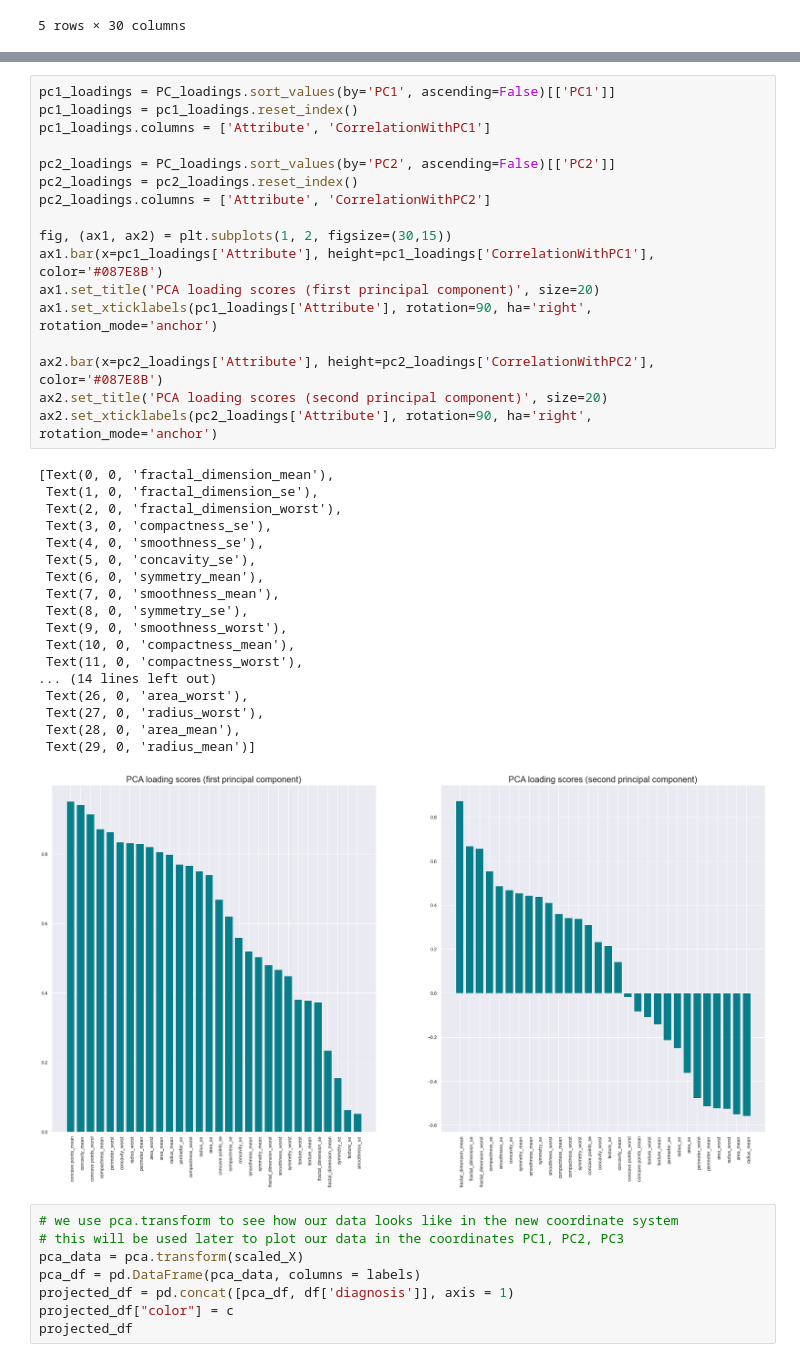
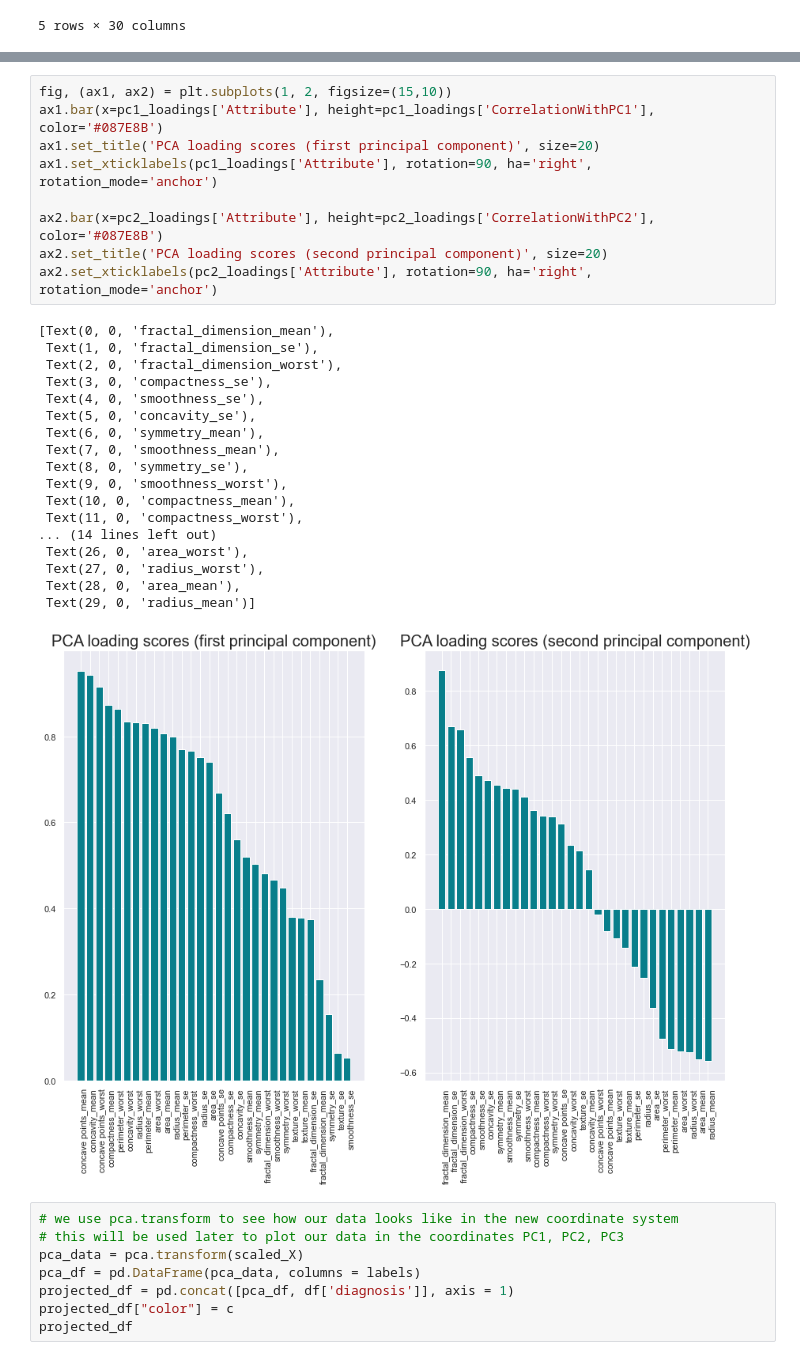
Before and after one commit to TrellixVulnTeam/ThanhLa_Data4319_2I89, a Jupyter notebook: 1. Explore Data/source_1.ipynb, the cells around one changed output, grey strips where cells are left out. Saved outputs shown, nothing was run; the diff lists cells and outputs as text.

```diff
--- a/1. Explore Data/source_1.ipynb
+++ b/1. Explore Data/source_1.ipynb
@@ -225,39 +256,31 @@ PC_loadings.head()
 # %%
-pc1_loadings = PC_loadings.sort_values(by='PC1', ascending=False)[['PC1']]
-pc1_loadings = pc1_loadings.reset_index()
-pc1_loadings.columns = ['Attribute', 'CorrelationWithPC1']
-
-pc2_loadings = PC_loadings.sort_values(by='PC2', ascending=False)[['PC2']]
-pc2_loadings = pc2_loadings.reset_index()
-pc2_loadings.columns = ['Attribute', 'CorrelationWithPC2']
-
-fig, (ax1, ax2) = plt.subplots(1, 2, figsize=(30,15))
+fig, (ax1, ax2) = plt.subplots(1, 2, figsize=(15,10))
 ax1.bar(x=pc1_loadings['Attribute'], height=pc1_loadings['CorrelationWithPC1'], color='#087E8B')
 ax1.set_title('PCA loading scores (first principal component)', size=20)
 ax1.set_xticklabels(pc1_loadings['Attribute'], rotation=90, ha='right', rotation_mode='anchor')
 
 ax2.bar(x=pc2_loadings['Attribute'], height=pc2_loadings['CorrelationWithPC2'], color='#087E8B')
 ax2.set_title('PCA loading scores (second principal component)', size=20)
 ax2.set_xticklabels(pc2_loadings['Attribute'], rotation=90, ha='right', rotation_mode='anchor')
 # %% [output]
 [Text(0, 0, 'fractal_dimension_mean'),
  Text(1, 0, 'fractal_dimension_se'),
  Text(2, 0, 'fractal_dimension_worst'),
  Text(3, 0, 'compactness_se'),
  Text(4, 0, 'smoothness_se'),
  Text(5, 0, 'concavity_se'),
  Text(6, 0, 'symmetry_mean'),
  Text(7, 0, 'smoothness_mean'),
  Text(8, 0, 'symmetry_se'),
  Text(9, 0, 'smoothness_worst'),
  Text(10, 0, 'compactness_mean'),
  Text(11, 0, 'compactness_worst'),
 ... (14 lines left out)
  Text(26, 0, 'area_worst'),
  Text(27, 0, 'radius_worst'),
  Text(28, 0, 'area_mean'),
  Text(29, 0, 'radius_mean')]
-[figure, old version]
+[figure, new version]
 # %%
 # we use pca.transform to see how our data looks like in the new coordinate system
 # this will be used later to plot our data in the coordinates PC1, PC2, PC3
```
Also changed, not shown: parts of 5 cells of this notebook, 2 other files.
